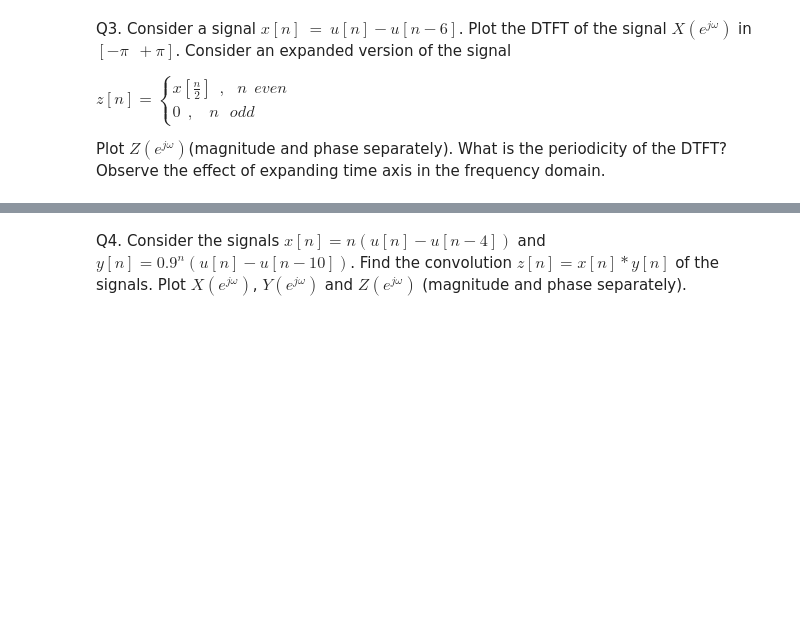
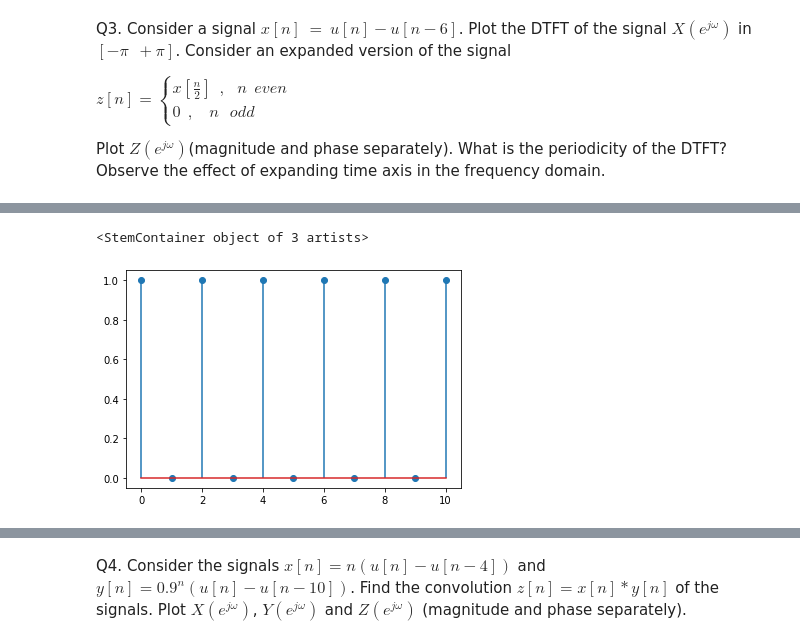
Before and after one commit to the-pinbo/DSP-lab, a Jupyter notebook: Lab2/DTFT.ipynb, the cells around one changed output, grey strips where cells are left out. Saved outputs shown, nothing was run; the diff lists cells and outputs as text; code cells hidden in the pictures; blank space fills up the shorter version.

```diff
--- a/Lab2/DTFT.ipynb
+++ b/Lab2/DTFT.ipynb
@@ -224,0 +258,5 @@ Plot $Z(e^{j\omega})$(magnitude and phase separately). What is the periodicity o
+# %%
+plt.stem(n, z)
+# %% [output]
+<StemContainer object of 3 artists>
+[figure, added]
```
Also changed, not shown: parts of 23 cells of this notebook, 2 other files.
